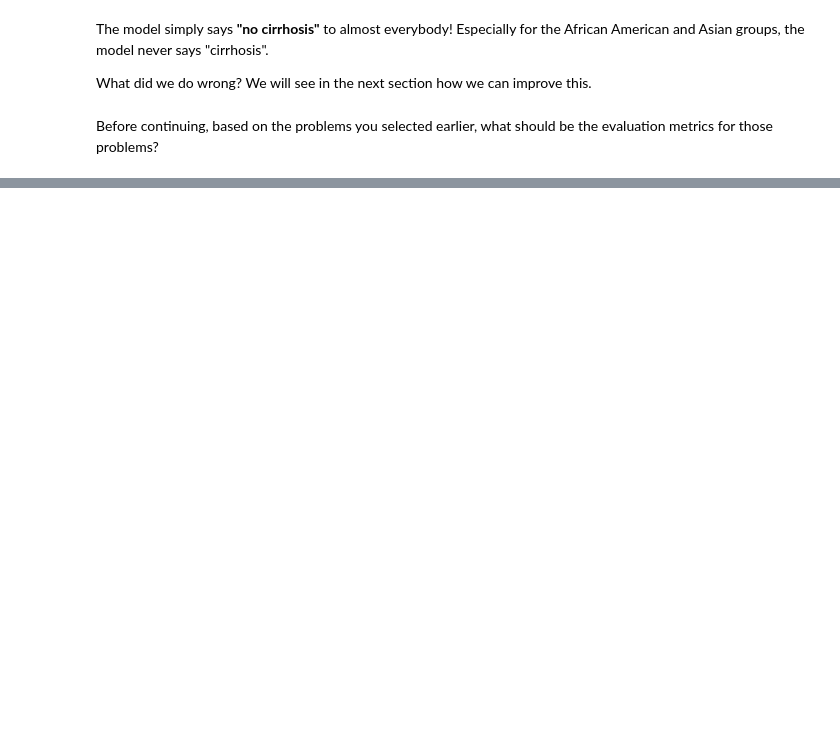
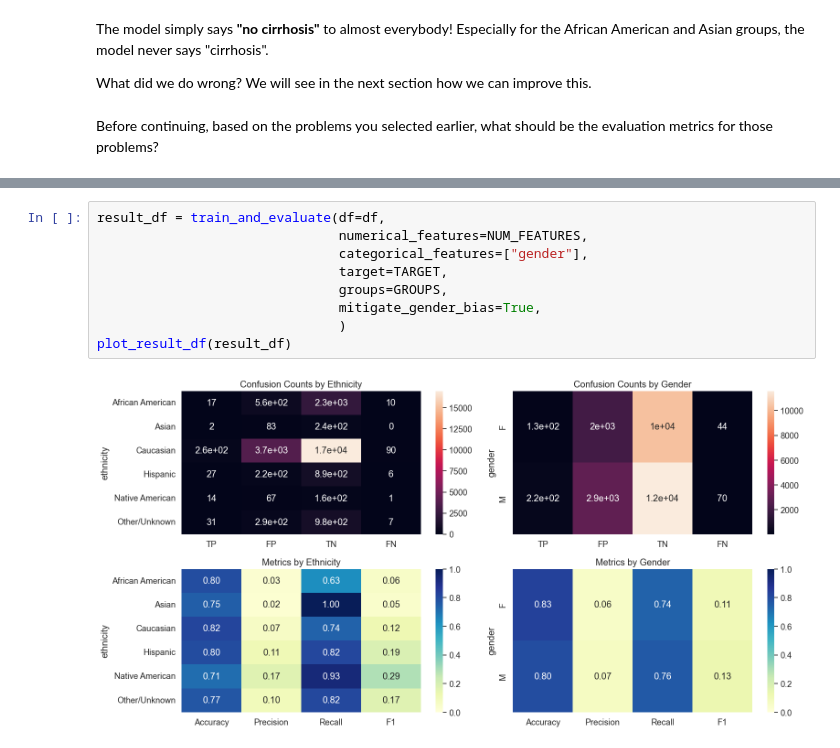
Before and after one commit to donlaporntr/TSCCM_Bias_In_AI_Workshop, a Jupyter notebook: AI_Fairness_in_Medicine.ipynb, the cells around one changed output, grey strips where cells are left out. Drawn from its saved outputs; the diff is of its cells as text; blank space fills up the shorter version.

```diff
--- a/AI_Fairness_in_Medicine.ipynb
+++ b/AI_Fairness_in_Medicine.ipynb
@@ -582,0 +648,11 @@ At the end of this material, let's take a step further and discuss with the team
+# %%
+result_df = train_and_evaluate(df=df,
+                               numerical_features=NUM_FEATURES,
+                               categorical_features=["gender"],
+                               target=TARGET,
+                               groups=GROUPS,
+                               mitigate_gender_bias=True,
+                               )
+plot_result_df(result_df)
+# %% [output]
+[figure, added]
```
Also changed, not shown: parts of 25 cells of this notebook.
